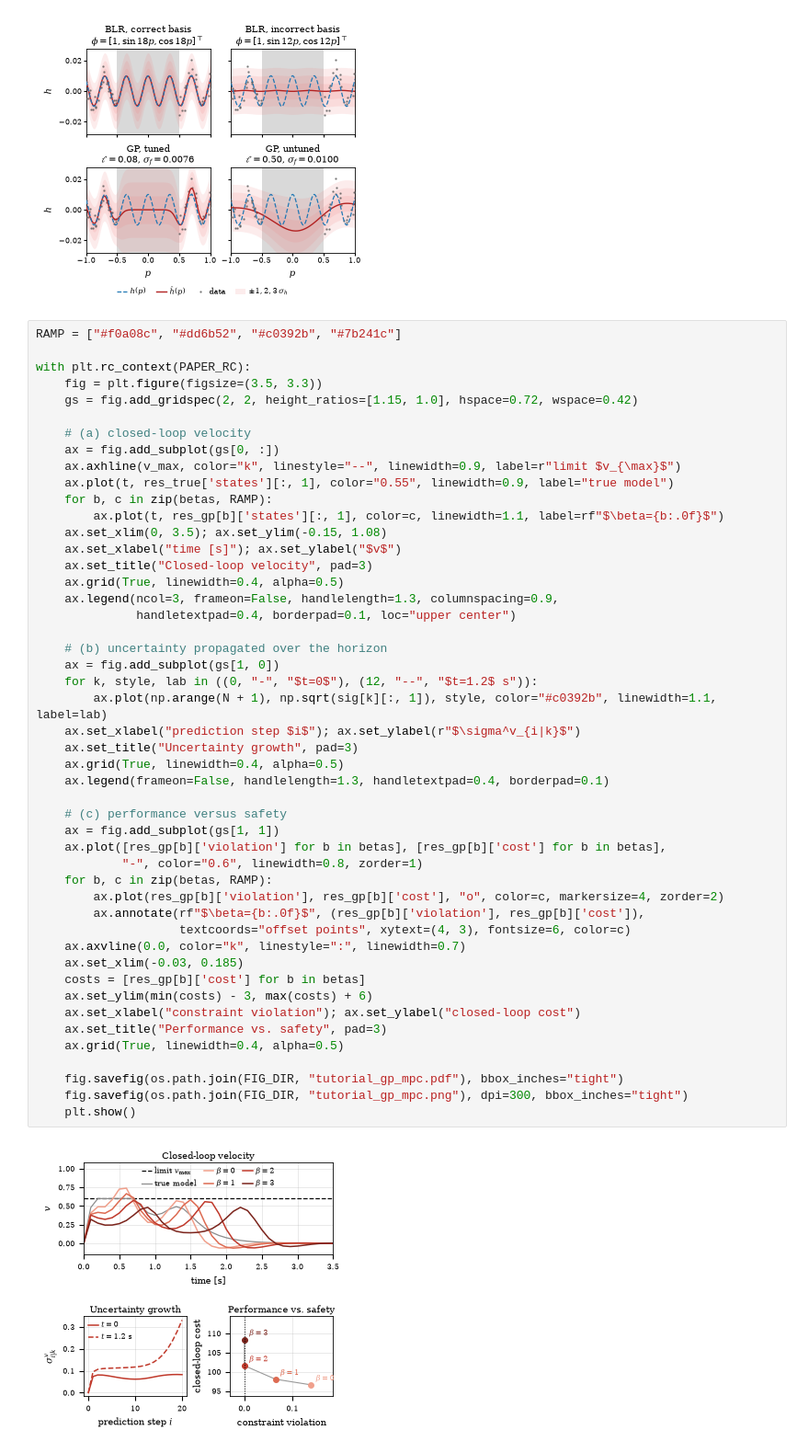
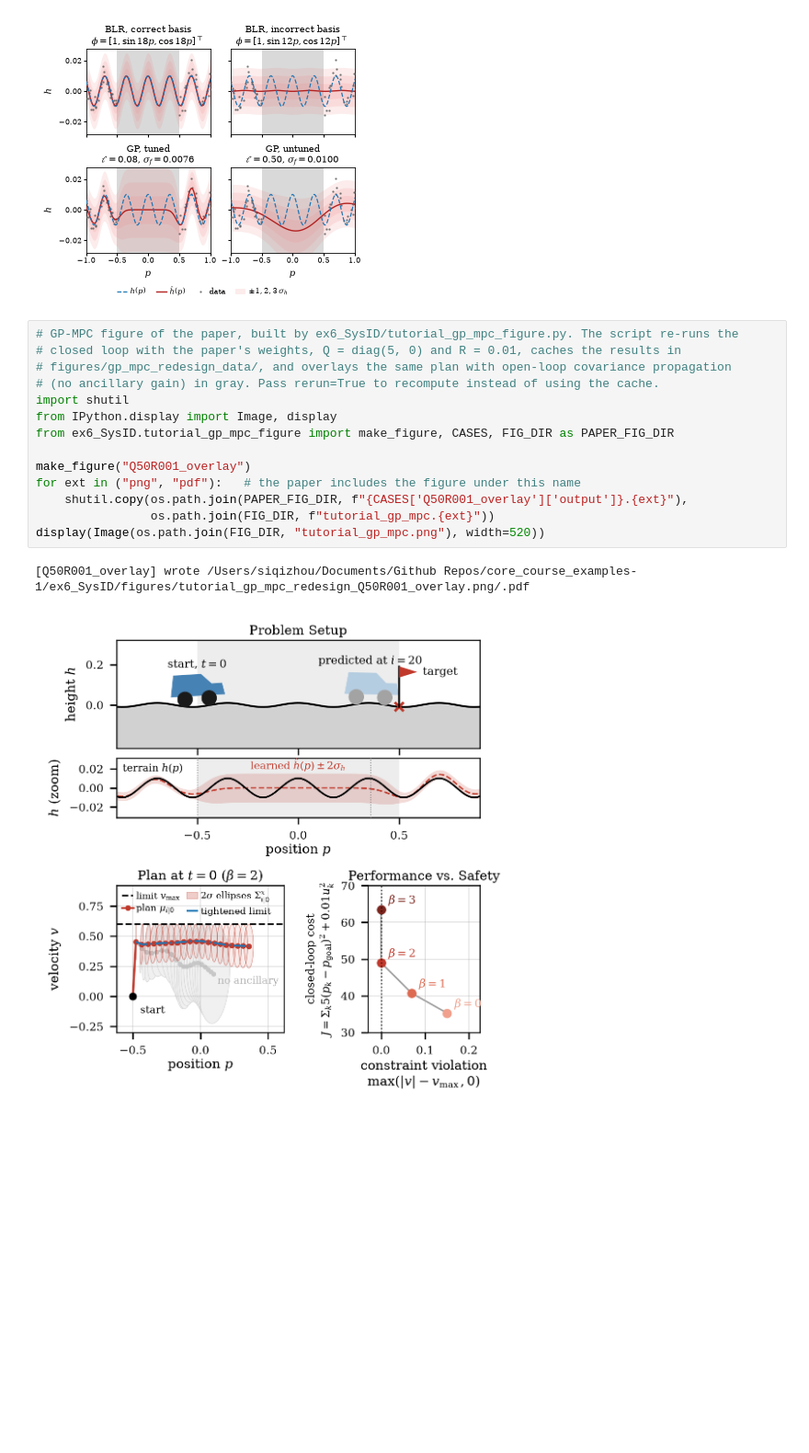
Before and after one commit to JonathanZHC/core_course_examples, a Jupyter notebook: ex6_SysID/6.3_GP_Learning_and_GP_MPC.ipynb, the cells around one changed output. Shown at 92% size. Drawn from its saved outputs; the diff is of its cells as text; blank space fills up the shorter version.

Commit message:
update plot in notebook

```diff
--- a/ex6_SysID/6.3_GP_Learning_and_GP_MPC.ipynb
+++ b/ex6_SysID/6.3_GP_Learning_and_GP_MPC.ipynb
@@ -710,52 +710,19 @@ with plt.rc_context(PAPER_RC):
 # %% [output]
 [figure]
 # %%
-RAMP = ["#f0a08c", "#dd6b52", "#c0392b", "#7b241c"]
+# GP-MPC figure of the paper, built by ex6_SysID/tutorial_gp_mpc_figure.py. The script re-runs the
+# closed loop with the paper's weights, Q = diag(5, 0) and R = 0.01, caches the results in
+# figures/gp_mpc_redesign_data/, and overlays the same plan with open-loop covariance propagation
+# (no ancillary gain) in gray. Pass rerun=True to recompute instead of using the cache.
+import shutil
+from IPython.display import Image, display
+from ex6_SysID.tutorial_gp_mpc_figure import make_figure, CASES, FIG_DIR as PAPER_FIG_DIR
 
-with plt.rc_context(PAPER_RC):
-    fig = plt.figure(figsize=(3.5, 3.3))
-    gs = fig.add_gridspec(2, 2, height_ratios=[1.15, 1.0], hspace=0.72, wspace=0.42)
-
-    # (a) closed-loop velocity
-    ax = fig.add_subplot(gs[0, :])
-    ax.axhline(v_max, color="k", linestyle="--", linewidth=0.9, label=r"limit $v_{\max}$")
-    ax.plot(t, res_true['states'][:, 1], color="0.55", linewidth=0.9, label="true model")
-    for b, c in zip(betas, RAMP):
-        ax.plot(t, res_gp[b]['states'][:, 1], color=c, linewidth=1.1, label=rf"$\beta={b:.0f}$")
-    ax.set_xlim(0, 3.5); ax.set_ylim(-0.15, 1.08)
-    ax.set_xlabel("time [s]"); ax.set_ylabel("$v$")
-    ax.set_title("Closed-loop velocity", pad=3)
-    ax.grid(True, linewidth=0.4, alpha=0.5)
-    ax.legend(ncol=3, frameon=False, handlelength=1.3, columnspacing=0.9,
-              handletextpad=0.4, borderpad=0.1, loc="upper center")
-
-    # (b) uncertainty propagated over the horizon
-    ax = fig.add_subplot(gs[1, 0])
-    for k, style, lab in ((0, "-", "$t=0$"), (12, "--", "$t=1.2$ s")):
-        ax.plot(np.arange(N + 1), np.sqrt(sig[k][:, 1]), style, color="#c0392b", linewidth=1.1, label=lab)
-    ax.set_xlabel("prediction step $i$"); ax.set_ylabel(r"$\sigma^v_{i|k}$")
-    ax.set_title("Uncertainty growth", pad=3)
-    ax.grid(True, linewidth=0.4, alpha=0.5)
-    ax.legend(frameon=False, handlelength=1.3, handletextpad=0.4, borderpad=0.1)
-
-    # (c) performance versus safety
-    ax = fig.add_subplot(gs[1, 1])
-    ax.plot([res_gp[b]['violation'] for b in betas], [res_gp[b]['cost'] for b in betas],
-            "-", color="0.6", linewidth=0.8, zorder=1)
-    for b, c in zip(betas, RAMP):
-        ax.plot(res_gp[b]['violation'], res_gp[b]['cost'], "o", color=c, markersize=4, zorder=2)
-        ax.annotate(rf"$\beta={b:.0f}$", (res_gp[b]['violation'], res_gp[b]['cost']),
-                    textcoords="offset points", xytext=(4, 3), fontsize=6, color=c)
-    ax.axvline(0.0, color="k", linestyle=":", linewidth=0.7)
-    ax.set_xlim(-0.03, 0.185)
-    costs = [res_gp[b]['cost'] for b in betas]
-    ax.set_ylim(min(costs) - 3, max(costs) + 6)
-    ax.set_xlabel("constraint violation"); ax.set_ylabel("closed-loop cost")
-    ax.set_title("Performance vs. safety", pad=3)
-    ax.grid(True, linewidth=0.4, alpha=0.5)
-
-    fig.savefig(os.path.join(FIG_DIR, "tutorial_gp_mpc.pdf"), bbox_inches="tight")
-    fig.savefig(os.path.join(FIG_DIR, "tutorial_gp_mpc.png"), dpi=300, bbox_inches="tight")
-    plt.show()
+make_figure("Q50R001_overlay")
+for ext in ("png", "pdf"):   # the paper includes the figure under this name
+    shutil.copy(os.path.join(PAPER_FIG_DIR, f"{CASES['Q50R001_overlay']['output']}.{ext}"),
+                os.path.join(FIG_DIR, f"tutorial_gp_mpc.{ext}"))
+display(Image(os.path.join(FIG_DIR, "tutorial_gp_mpc.png"), width=520))
 # %% [output]
+[Q50R001_overlay] wrote /Users/siqizhou/Documents/Github Repos/core_course_examples-1/ex6_SysID/figures/tutorial_gp_mpc_redesign_Q50R001_overlay.png/.pdf
-[figure, old version]
+[figure, new version]
```
Also changed, not shown: parts of 1 cell of this notebook, 15 other files.
